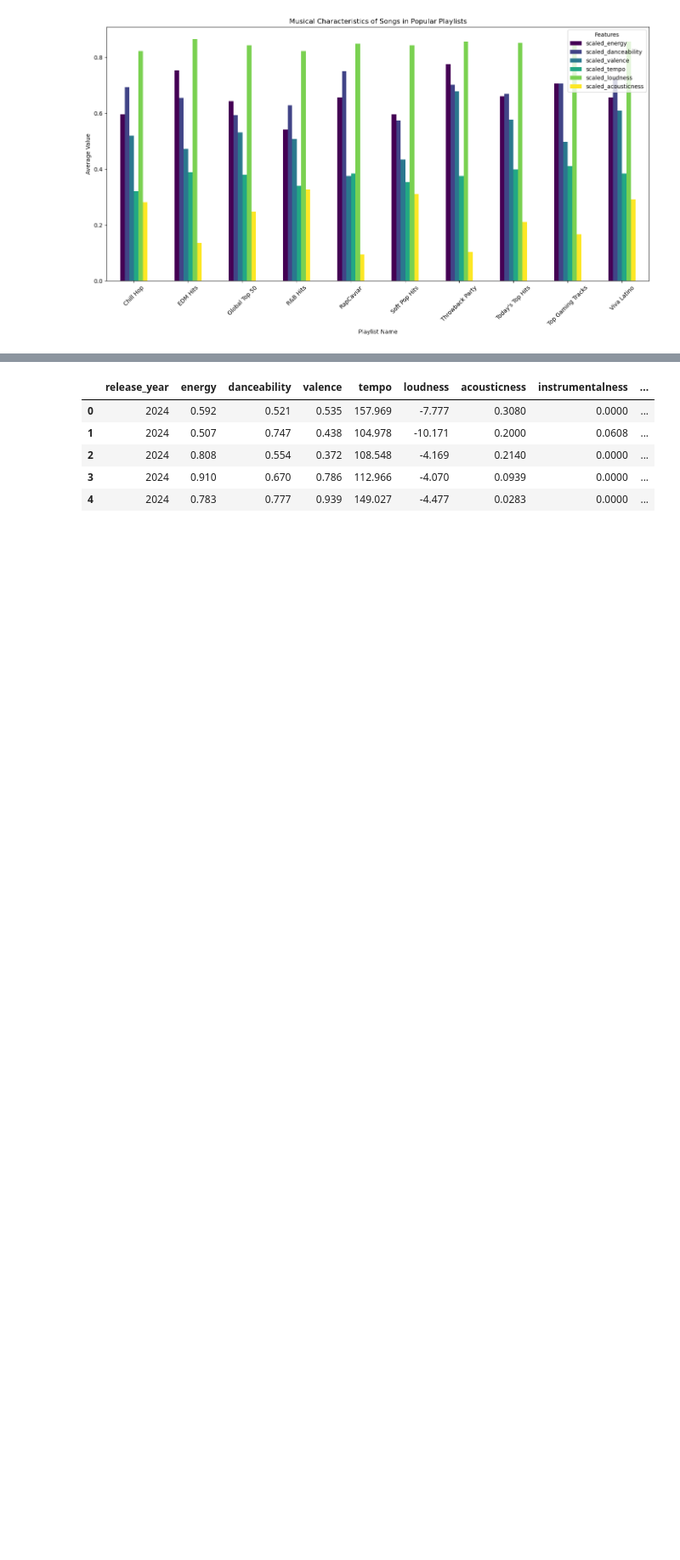
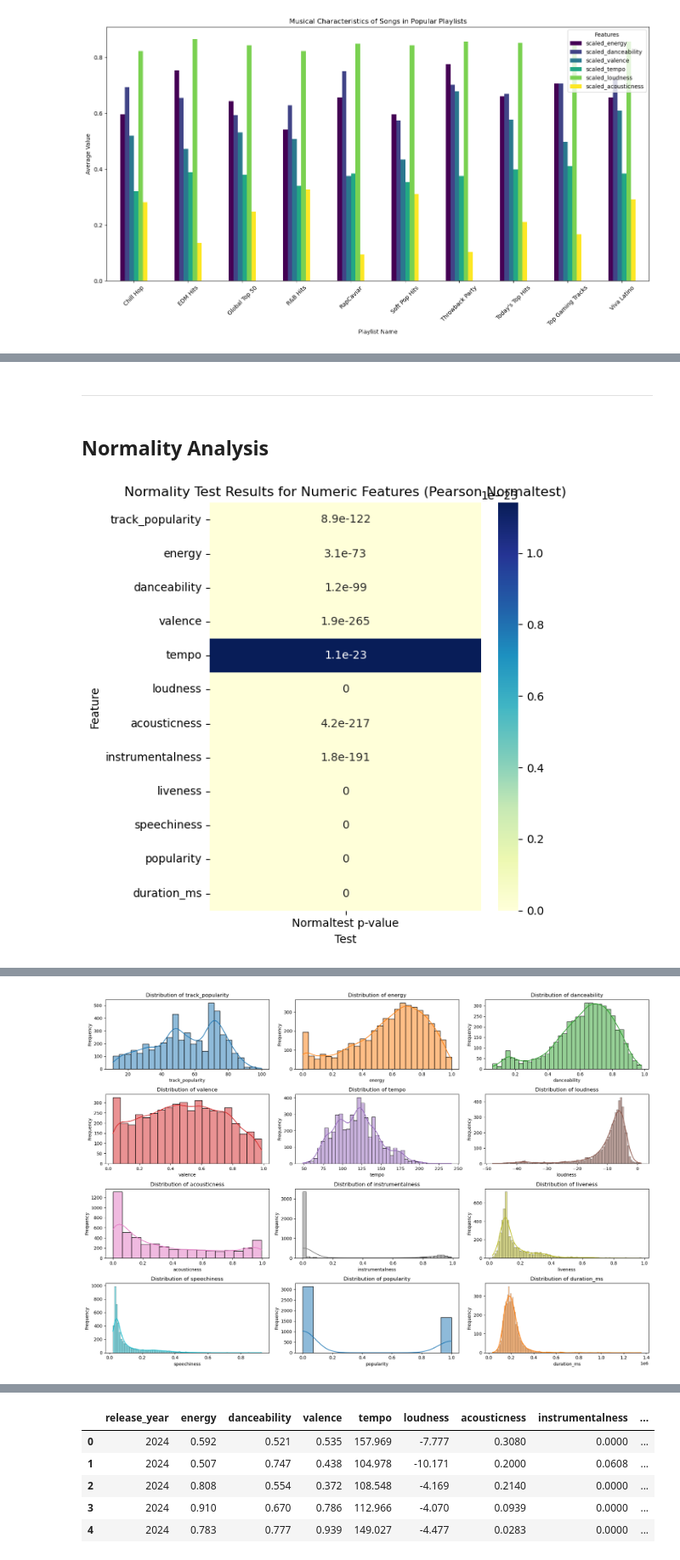
Before and after one commit to LuiisClaudio/spotify-analytics, a Jupyter notebook: capstone_project_proposal.ipynb, the cells around one changed output, grey strips where cells are left out. Shown at 85% size. Drawn from its saved outputs; the diff is of its cells as text; code cells hidden in the pictures; blank space fills up the shorter version.

```diff
--- a/capstone_project_proposal.ipynb
+++ b/capstone_project_proposal.ipynb
@@ -1742,0 +1750,78 @@ Viva Latino            0.383960         0.856647             0.291305
+# %% [markdown]
+---
+# %% [markdown]
+## Normality Analysis
+# %%
+from scipy.stats import normaltest
+import seaborn as sns
+import itertools
+import numpy as np
+
+# Selecting only features relevant for the models used on classification and regression
+relevant_columns = ['track_popularity', 'release_year', 'energy', 'danceability', 'valence', 'tempo', 'loudness', 'acousticness', 'instrumentalness', 'liveness', 'speechiness', 'mode', 'key', 'time_signature', 'popularity', 'duration_ms']
+
+import matplotlib.pyplot as plt
+
+# Select only numeric columns for normality analysis
+numeric_cols = df[relevant_columns].select_dtypes(include=['float64', 'int64']).columns
+
+normality_results = {}
+
+for col in numeric_cols:
+    data = df[col].dropna()
+    # Pearson’s Test (for n >= 20)
+    if len(data) >= 20:
+        stat, p = normaltest(data)
+        normality_results[col] = {'Normaltest p-value': p}
+
+# Convert the results dictionary to a DataFrame for visualization
+normality_df = pd.DataFrame(normality_results).T
+
+# Only keep numeric results for the heatmap
+numeric_tests = ['Normaltest p-value']
+heatmap_data = normality_df[numeric_tests].apply(pd.to_numeric, errors='coerce')
+
+# Add a column indicating if the feature is normal (p > 0.05 for Normaltest)
+def is_normal(row):
+    normaltest_p = row.get('Normaltest p-value', np.nan)
+    if not np.isnan(normaltest_p) and normaltest_p > 0.05:
+        return 'Normal'
+    return 'Not Normal'
+
+normality_df['Normality'] = normality_df.apply(is_normal, axis=1)
+
+plt.figure(figsize=(6, 0.5 * len(heatmap_data)))
+sns.heatmap(heatmap_data, annot=True, cmap='YlGnBu', fmt='.2g')
+plt.title('Normality Test Results for Numeric Features (Pearson Normaltest)')
+plt.xlabel('Test')
+plt.ylabel('Feature')
+plt.tight_layout()
+plt.show()
+
+# Display normality summary
+display(normality_df[['Normality']])
+
+# Visualize distributions for key features in a 3-column grid with different colors
+
+colors = ['#1f77b4', '#ff7f0e', '#2ca02c', '#d62728', '#9467bd', '#8c564b', '#e377c2', '#7f7f7f', '#bcbd22', '#17becf']
+n_cols = 3
+n_plots = len(numeric_cols)
+n_rows = (n_plots + n_cols - 1) // n_cols
+
+fig, axes = plt.subplots(n_rows, n_cols, figsize=(6 * n_cols, 3 * n_rows))
+axes = axes.flatten()
+
+for idx, (col, color) in enumerate(zip(numeric_cols, itertools.cycle(colors))):
+    sns.histplot(df[col].dropna(), kde=True, ax=axes[idx], color=color)
+    axes[idx].set_title(f'Distribution of {col}')
+    axes[idx].set_xlabel(col)
+    axes[idx].set_ylabel('Frequency')
+
+# Hide any unused subplots
+for j in range(idx + 1, len(axes)):
+    fig.delaxes(axes[j])
+
+plt.tight_layout()
+plt.show()
+# %% [output]
+[figure, added]
@@ -1742,0 +1841 @@ Viva Latino            0.383960         0.856647             0.291305
+[figure, added]
```
Also changed, not shown: parts of 25 cells of this notebook.
